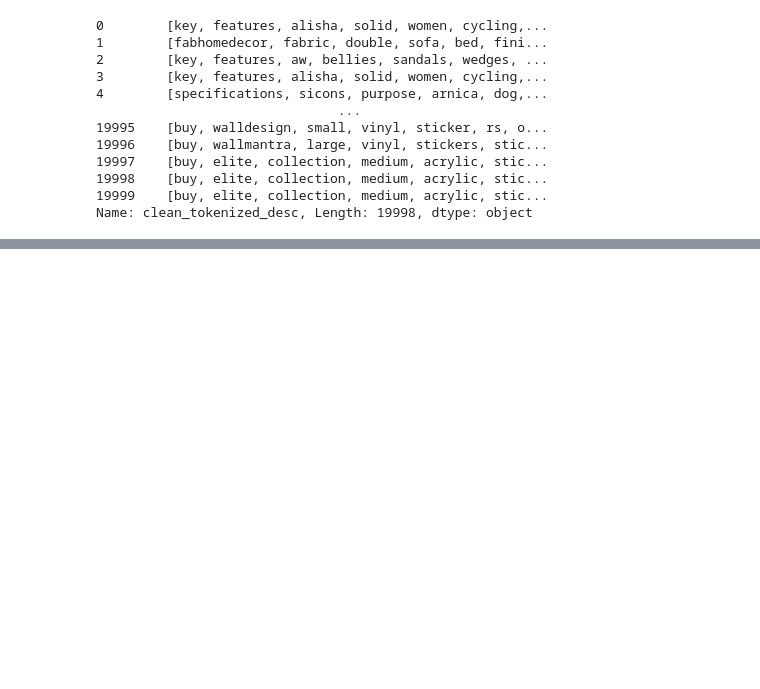
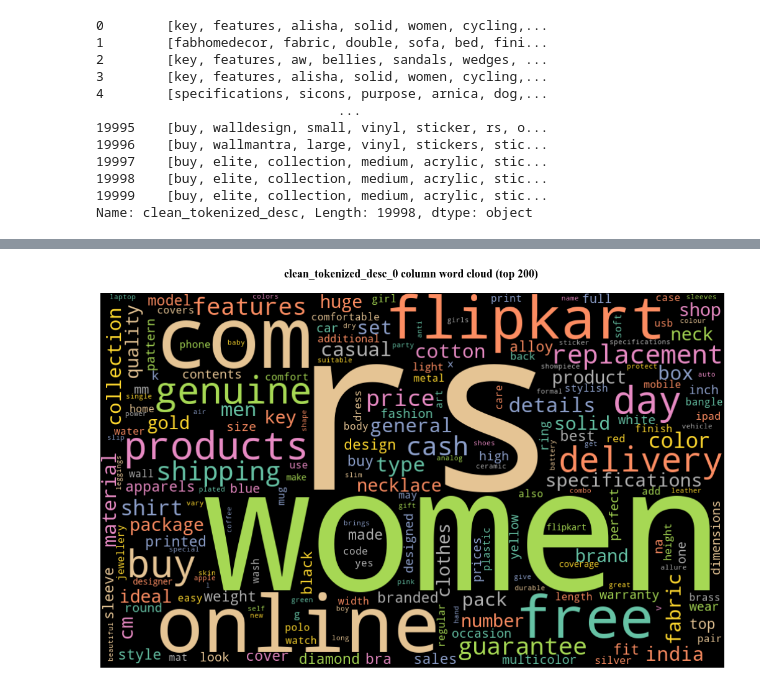
Before and after one commit to melisaesenn/ML, a Jupyter notebook: Flipkart Products/nlp.ipynb, the cells around one changed output, grey strips where cells are left out. Cells and saved outputs as stored; diff of their text form; code cells hidden in the pictures; blank space fills up the shorter version.

```diff
--- a/Flipkart Products/nlp.ipynb
+++ b/Flipkart Products/nlp.ipynb
@@ -295,3 +295,9 @@ dataset.clean_tokenized_desc
 19998    [buy, elite, collection, medium, acrylic, stic...
 19999    [buy, elite, collection, medium, acrylic, stic...
 Name: clean_tokenized_desc, Length: 19998, dtype: object
+# %%
+def list_to_string_2 (text):
+    string = ', '.join(text)
+    return string
+# %%
+dataset['clean_tokenized_desc_0'] = dataset.apply(lambda row: list_to_string_2(row['clean_tokenized_desc']), axis=1)
@@ -297,0 +319,4 @@ Name: clean_tokenized_desc, Length: 19998, dtype: object
+# %%
+plot_world_cloud(df=dataset, column="clean_tokenized_desc_0", nb_top=200)
+# %% [output]
+[figure, added]
```
Also changed, not shown: parts of 2 cells of this notebook, 1 other file.
